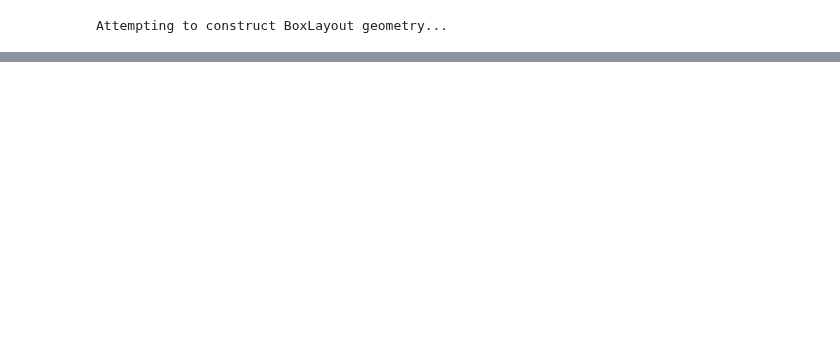
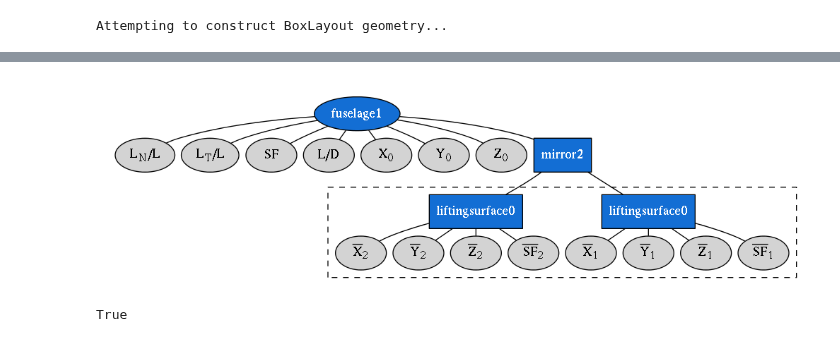
Before and after one commit to p-chambers/occ_airconics, a Jupyter notebook: examples/notebooks/gp_evolve_boxlayout.ipynb, the cells around one changed output, grey strips where cells are left out. Saved outputs shown, nothing was run; the diff lists cells and outputs as text; code cells hidden in the pictures; blank space fills up the shorter version.

```diff
--- a/examples/notebooks/gp_evolve_boxlayout.ipynb
+++ b/examples/notebooks/gp_evolve_boxlayout.ipynb
@@ -884,0 +971,69 @@ Image(graph.create_png())
+# %%
+# For now, I'll have to do this by hand...
+graph = """digraph G {
+ranksep="0.1";
+nodesep="0.1";
+# splines=ortho;
+node [style=filled];
+edge [arrowhead=none];
+subgraph cluster_standard {
+color=invis;
+0 [shape=ellipse, fillcolor="#136ed4", label=fuselage1, fontcolor="white"];
+1 [shape=ellipse, label=<L<SUB>N</SUB>/L>];
+2 [shape=ellipse, label=<L<SUB>T</SUB>/L>];
+3 [shape=ellipse, label=<SF>];
+4 [shape=ellipse, label="L/D"];
+5 [shape=ellipse, label=<X<SUB>0</SUB>>];
+6 [shape=ellipse, label=<Y<SUB>0</SUB>>];
+7 [shape=ellipse, label=<Z<SUB>0</SUB>>];
+8 [shape=box, fillcolor="#136ed4", label="mirror2", fontcolor="white"]
+}
+
+subgraph cluster_mirrored {
+style=dashed;
+9 [shape=box, fillcolor="#136ed4", label=liftingsurface0, fontcolor="white"];
+10 [shape=ellipse, label=<<O>X</O><SUB>1</SUB>>];
+11 [shape=ellipse, label=<<O>Y</O><SUB>1</SUB>>];
+12 [shape=ellipse, label=<<O>Z</O><SUB>1</SUB>>];
+13 [shape=ellipse, label=<<O>SF</O><SUB>1</SUB>>];
+rank=same;
+14 [shape=box, fillcolor="#136ed4", label=liftingsurface0, fontcolor="white"];
+15 [shape=ellipse, label=<<O>X</O><SUB>2</SUB>>];
+16 [shape=ellipse, label=<<O>Y</O><SUB>2</SUB>>];
+17 [shape=ellipse, label=<<O>Z</O><SUB>2</SUB>>];
+18 [shape=ellipse, label=<<O>SF</O><SUB>2</SUB>>];
+}
+
+rank = same;
+0 -> 8;
+8->9;
+8 -> 14;
+
+0 -> 1;
+0 -> 2;
+0 -> 3;
+0 -> 4;
+0 -> 5;
+0 -> 6;
+0 -> 7;
+# 0 -> 9;
+# 0 -> 14;
+9 -> 10;
+9 -> 11;
+9 -> 12;
+9 -> 13;
+14 -> 15;
+14 -> 16;
+14 -> 17;
+14 -> 18;
+
+}
+"""
+dotgraph = pydot.graph_from_dot_data(graph)
+dotgraph.create_svg()
+# %% [output]
+[figure, added]
+# %%
+dotgraph.write_pdf('/home/pchambers/Documents/PhD/Aviation2017/aviation_2017_paper/figure/gplayout_tree2.pdf')
+# %% [output]
+True
```
Also changed, not shown: parts of 15 cells of this notebook.
